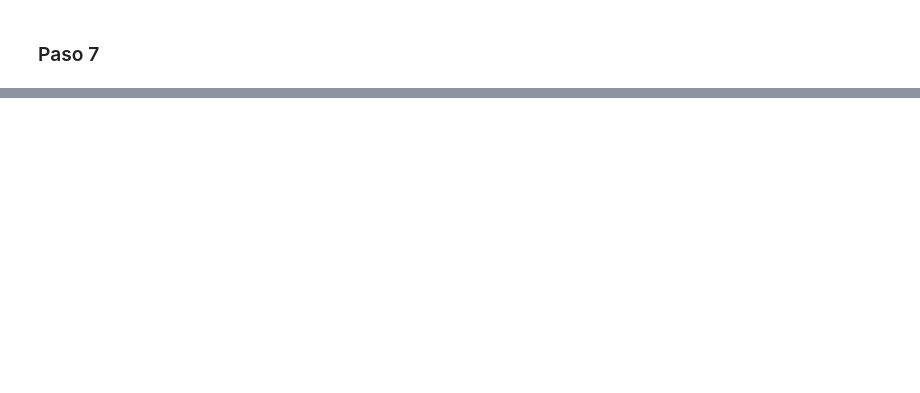
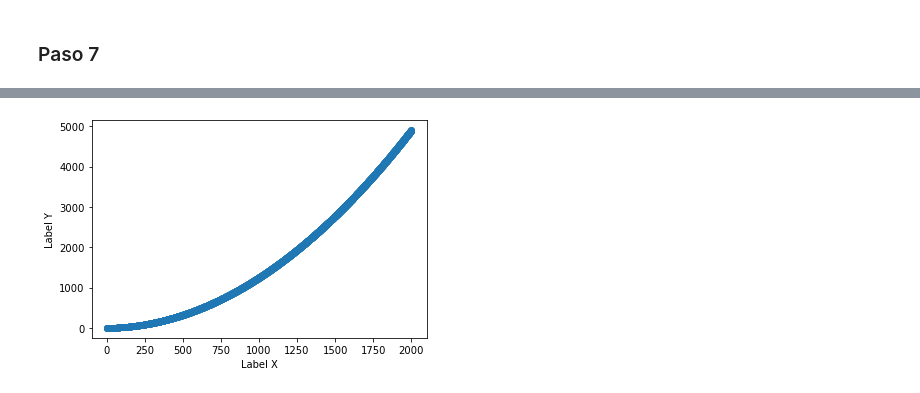
Before and after one commit to Richard23galileo/ProyectoFinal, a Jupyter notebook: Proyecto.ipynb, the cells around one changed output, grey strips where cells are left out. Cells and saved outputs as stored; diff of their text form; code cells hidden in the pictures; blank space fills up the shorter version.

```diff
--- a/Proyecto.ipynb
+++ b/Proyecto.ipynb
@@ -159,2 +117,10 @@ array([1, 1, 1, 1, 1, 1, 1, 1, 1, 1, 1, 1, 1, 1, 1, 1, 1, 1, 1, 1, 1, 1,
+# %%
+escalar = 0.15
+interacciones= 2000
+b1 = 0.1
+b0 = 0.2
+y = np.ones_like(x)
+y2 = []
+interaccion2 = []
 # %%
 def proceso(x, z, interancion, error):
@@ -283,0 +156,5 @@ array([[  0.7       ,   0.7       ,   0.7       , ...,   0.7       ,
+# %%
+vecy2 = np.reshape(y2, (-1,1))
+vecinteraccion2 = np.reshape(interaccion2, (-1,1))
+resultado2 = np.hstack([vecinteraccion2, vecy2])
+resultado2
@@ -284 +169,8 @@ array([[  0.7       ,   0.7       ,   0.7       , ...,   0.7       ,
+# %%
+plt.scatter (vecinteraccion2, vecy2)
+plt.xlabel('Label X')
+plt.ylabel('Label Y')
+plt.show()
+# %% [output]
+[figure, added]
 # %%
```
Also changed, not shown: parts of 20 cells of this notebook.
